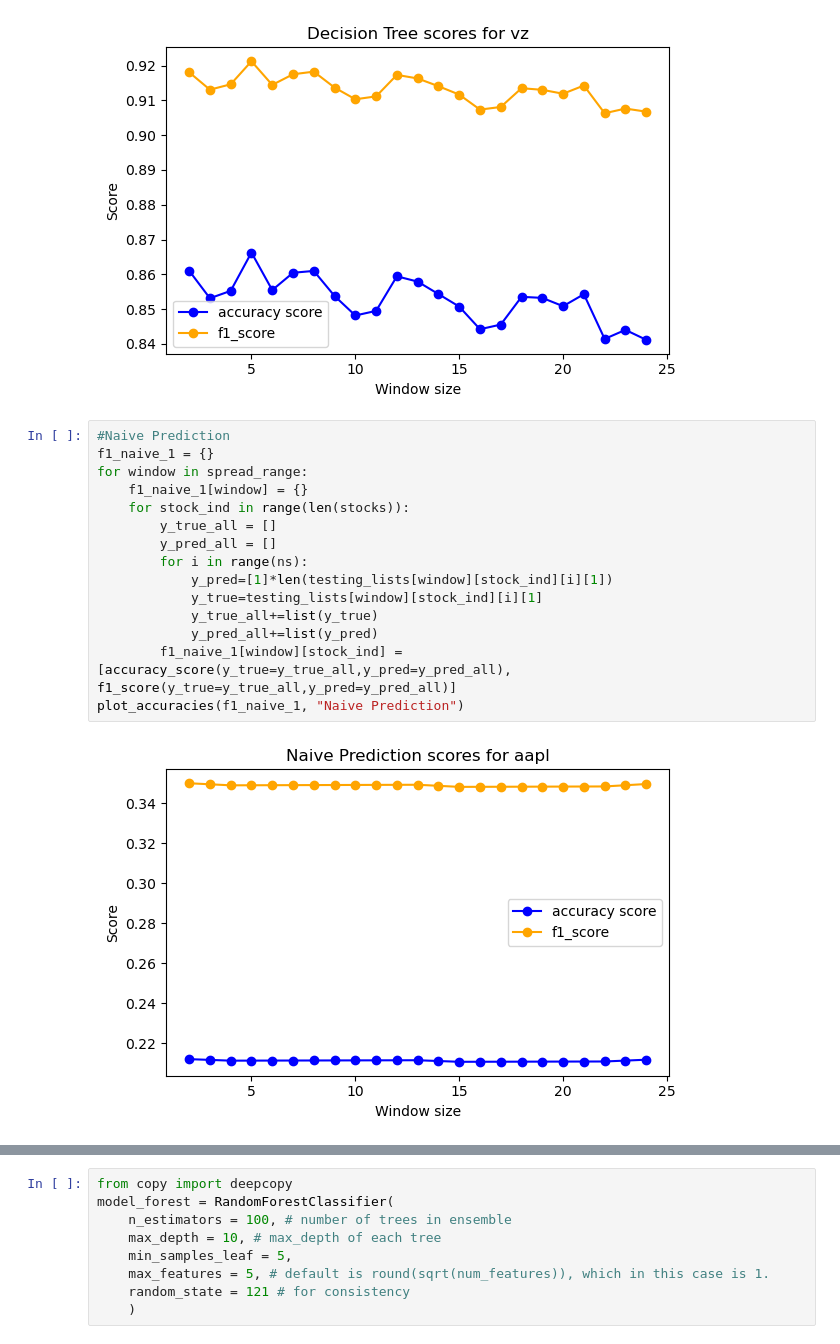
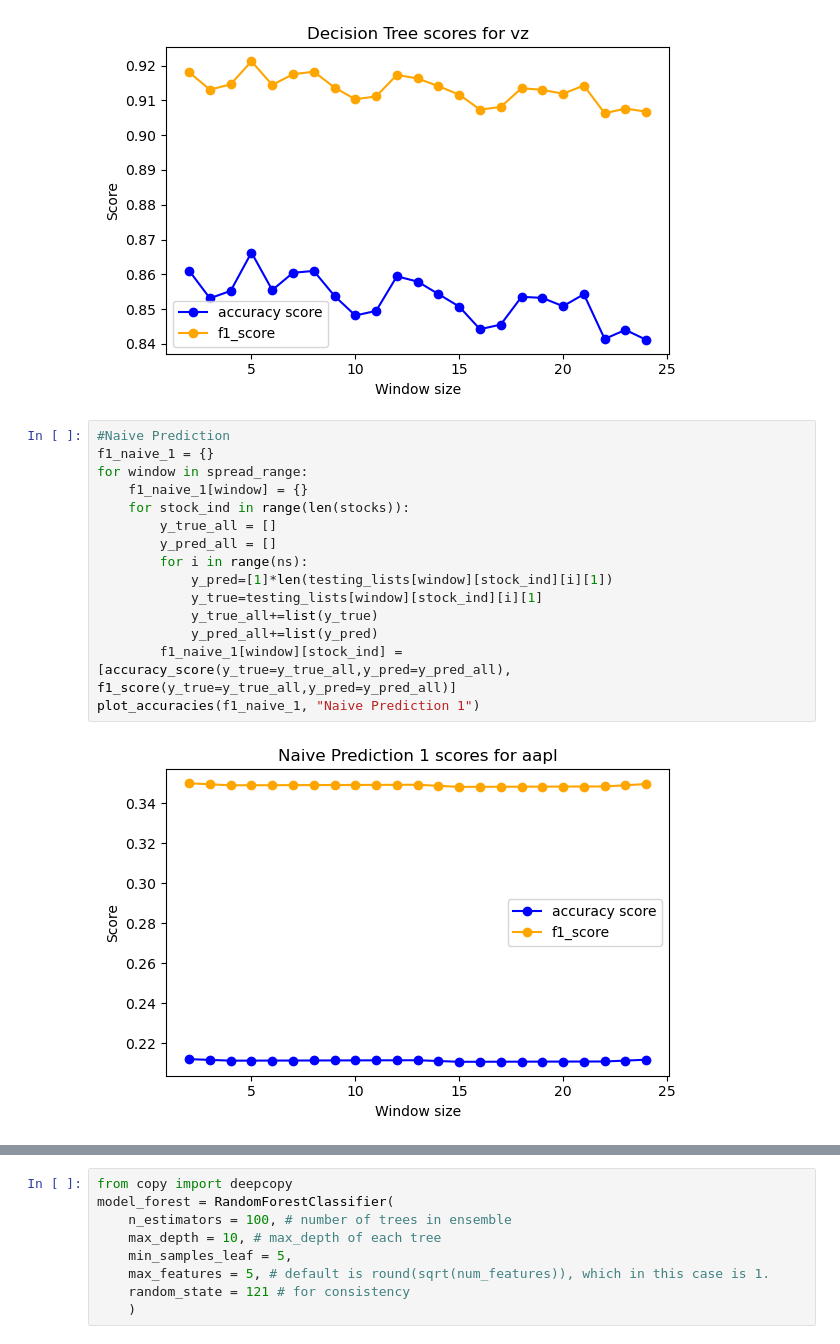
Before and after one commit to srijanrodo/erdos_regime_switch, a Jupyter notebook: template_kalman.ipynb, the cells around one changed output, grey strips where cells are left out. Cells and saved outputs as stored; diff of their text form.

```diff
--- a/template_kalman.ipynb
+++ b/template_kalman.ipynb
@@ -201,17 +188,17 @@ plot_accuracies(f1_decision, "Decision Tree")
 # %%
 #Naive Prediction
 f1_naive_1 = {}
 for window in spread_range:
     f1_naive_1[window] = {}
     for stock_ind in range(len(stocks)):
         y_true_all = []
         y_pred_all = []
         for i in range(ns):
             y_pred=[1]*len(testing_lists[window][stock_ind][i][1])
             y_true=testing_lists[window][stock_ind][i][1]
             y_true_all+=list(y_true)
             y_pred_all+=list(y_pred)
         f1_naive_1[window][stock_ind] = [accuracy_score(y_true=y_true_all,y_pred=y_pred_all), f1_score(y_true=y_true_all,y_pred=y_pred_all)]
-plot_accuracies(f1_naive_1, "Naive Prediction")
+plot_accuracies(f1_naive_1, "Naive Prediction 1")
 # %% [output]
-[figure, old version]
+[figure, new version]
```
Also changed, not shown: parts of 8 cells of this notebook, 1 other file.
